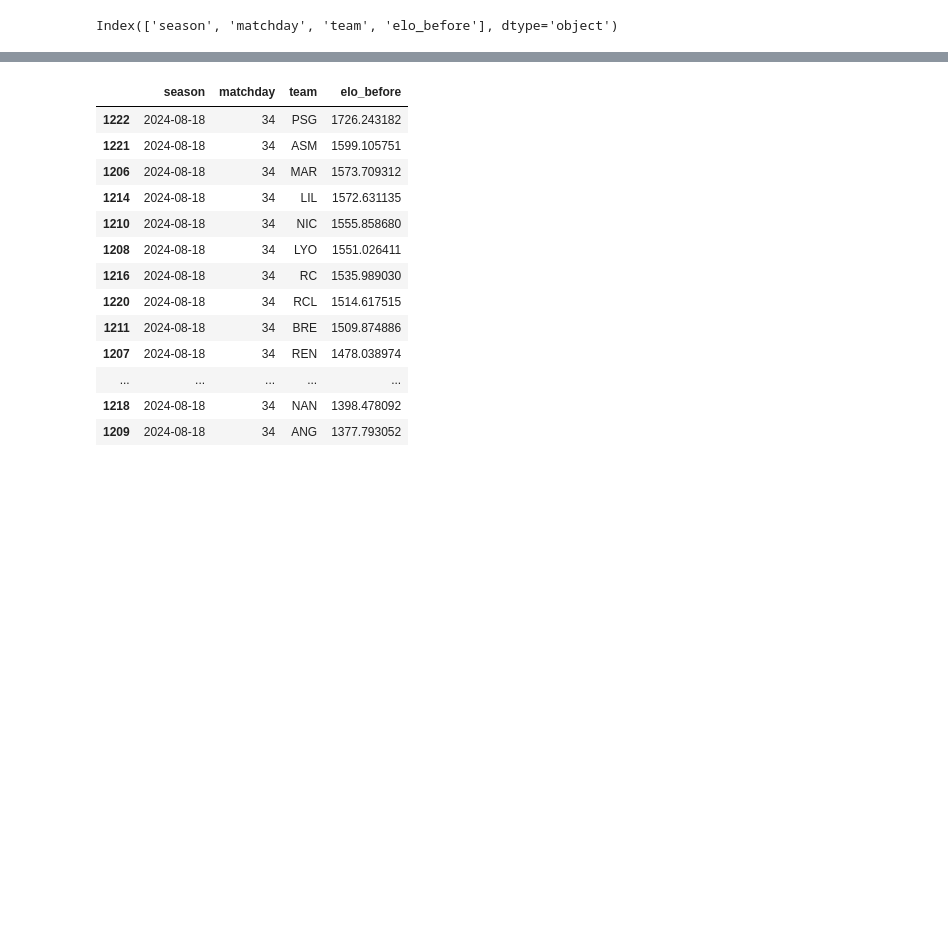
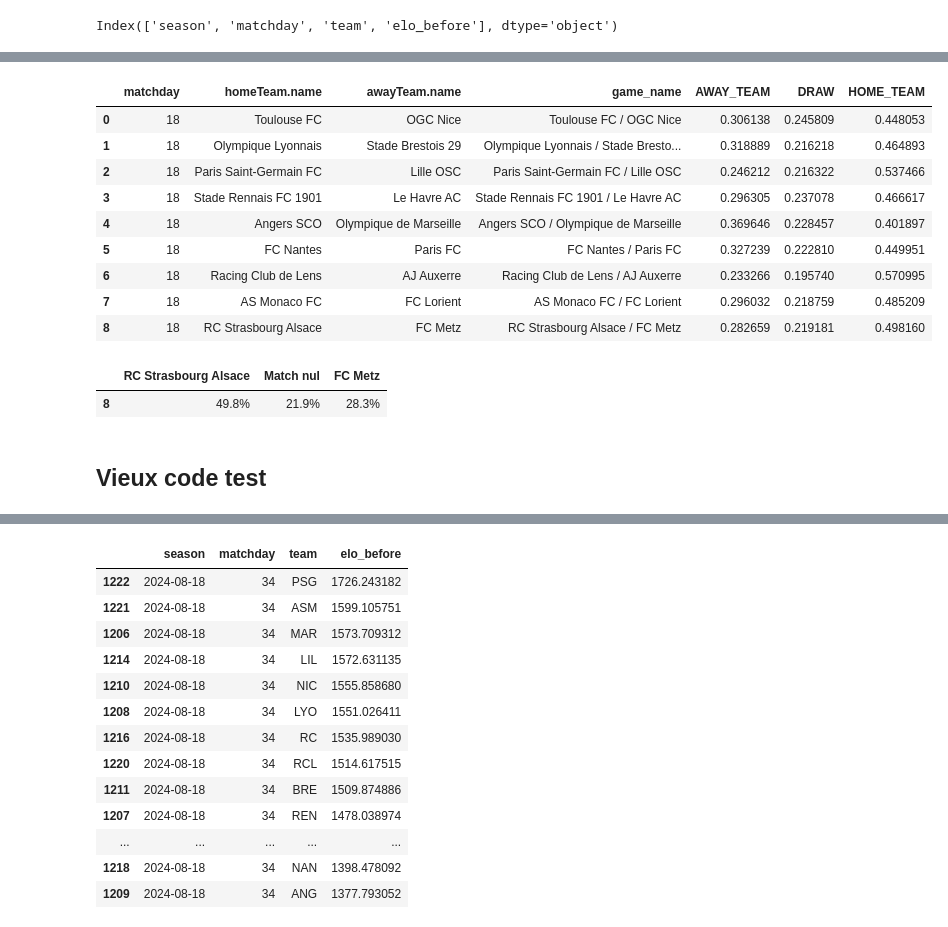
Before and after one commit to judithbreaud/ligue1_viz, a Jupyter notebook: notebooks/explore.ipynb, the cells around one changed output, grey strips where cells are left out. Saved outputs shown, nothing was run; the diff lists cells and outputs as text; code cells hidden in the pictures; blank space fills up the shorter version.

Commit message:
exploration of doing the prediction on the next matchday (later will be done in the weekly executed pipeline)

```diff
--- a/notebooks/explore.ipynb
+++ b/notebooks/explore.ipynb
@@ -16,0 +26,2 @@ Index(['season', 'matchday', 'team', 'elo_before'], dtype='object')
+# %%
+X_pred,y_none,label_pred=match_features_pred(df_matches_25,history_elo,18)
@@ -16,0 +34,11 @@ Index(['season', 'matchday', 'team', 'elo_before'], dtype='object')
+# %%
+model=joblib.load("../models/match_prediction")
+# %%
+y_proba = model.predict_proba(X_pred)
+# %%
+proba_df = pd.DataFrame(
+    y_proba,
+    columns=model.classes_
+)
+
+proba_df
@@ -16,0 +56,16 @@ Index(['season', 'matchday', 'team', 'elo_before'], dtype='object')
+# %%
+label_pred = label_pred.reset_index(drop=True)
+
+final_df = pd.concat([label_pred, proba_df], axis=1)
+final_df
+# %% [output]
+|  | matchday | homeTeam.name | awayTeam.name | game_name | AWAY_TEAM | DRAW | HOME_TEAM |
+| 0 | 18 | Toulouse FC | OGC Nice | Toulouse FC / OGC Nice | 0.306138 | 0.245809 | 0.448053 |
+| 1 | 18 | Olympique Lyonnais | Stade Brestois 29 | Olympique Lyonnais / Stade Bresto... | 0.318889 | 0.216218 | 0.464893 |
+| 2 | 18 | Paris Saint-Germain FC | Lille OSC | Paris Saint-Germain FC / Lille OSC | 0.246212 | 0.216322 | 0.537466 |
+| 3 | 18 | Stade Rennais FC 1901 | Le Havre AC | Stade Rennais FC 1901 / Le Havre AC | 0.296305 | 0.237078 | 0.466617 |
+| 4 | 18 | Angers SCO | Olympique de Marseille | Angers SCO / Olympique de Marseille | 0.369646 | 0.228457 | 0.401897 |
+| 5 | 18 | FC Nantes | Paris FC | FC Nantes / Paris FC | 0.327239 | 0.222810 | 0.449951 |
+| 6 | 18 | Racing Club de Lens | AJ Auxerre | Racing Club de Lens / AJ Auxerre | 0.233266 | 0.195740 | 0.570995 |
+| 7 | 18 | AS Monaco FC | FC Lorient | AS Monaco FC / FC Lorient | 0.296032 | 0.218759 | 0.485209 |
+| 8 | 18 | RC Strasbourg Alsace | FC Metz | RC Strasbourg Alsace / FC Metz | 0.282659 | 0.219181 | 0.498160 |
@@ -17,3 +100,10 @@ Index(['season', 'matchday', 'team', 'elo_before'], dtype='object')
+# %%
+display_prediction(final_df,"RC Strasbourg Alsace / FC Metz")
+# %% [output]
+|  | RC Strasbourg Alsace | Match nul | FC Metz |
+| 8 | 49.8% | 21.9% | 28.3% |
+# %% [markdown]
+## Vieux code test
 # %%
 history_elo_23=history_elo[history_elo.season=="2023-08-11"]
 history_elo_24=history_elo[history_elo.season=="2024-08-18"]
```
Also changed, not shown: parts of 14 cells of this notebook.
